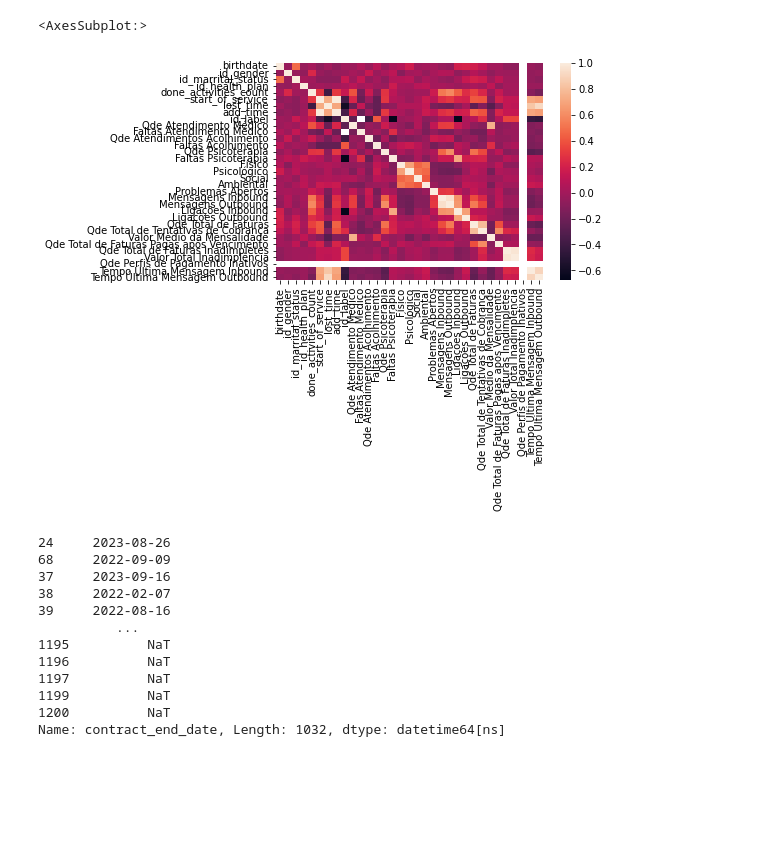
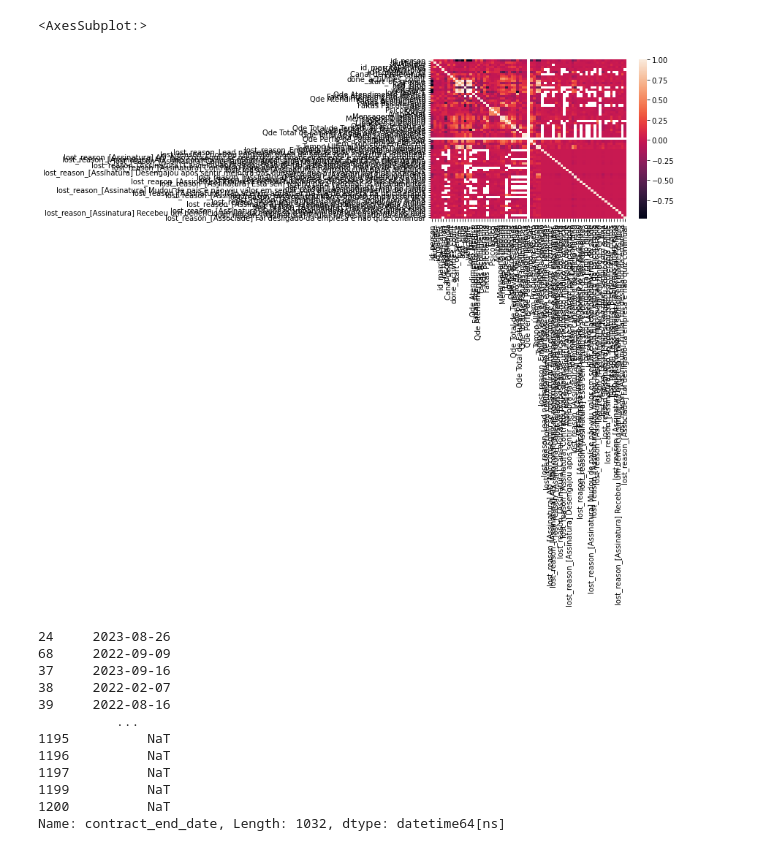
Before and after one commit to leoscarlato/deploy-sprint, a Jupyter notebook: notebooks/modelo_regressao.ipynb, the cells around one changed output. Saved outputs shown, nothing was run; the diff lists cells and outputs as text; code cells hidden in the pictures; blank space fills up the shorter version.

```diff
--- a/notebooks/modelo_regressao.ipynb
+++ b/notebooks/modelo_regressao.ipynb
@@ -90,0 +44,3 @@ df_novembro[colunas]
+# %%
+df_novembro = pd.get_dummies(data=df_novembro,columns=['lost_reason'])
+df_novembro
@@ -91,9 +61,9 @@ df_novembro[colunas]
 # %%
-corr = df_novembro[colunas].corr(numeric_only=True)
+corr = df_novembro.corr(numeric_only=True)
 sns.heatmap(corr, xticklabels=corr.columns, yticklabels=corr.columns)
 # %% [output]
 <AxesSubplot:>
-[figure, old version]
+[figure, new version]
 # %%
 df_novembro['contract_end_date']
 # %% [output]
```
Also changed, not shown: parts of 13 cells of this notebook.
